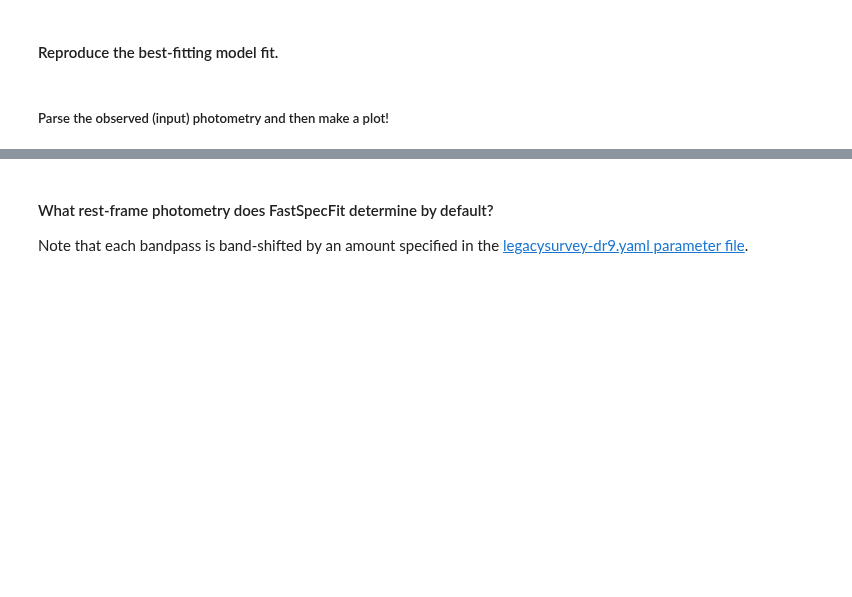
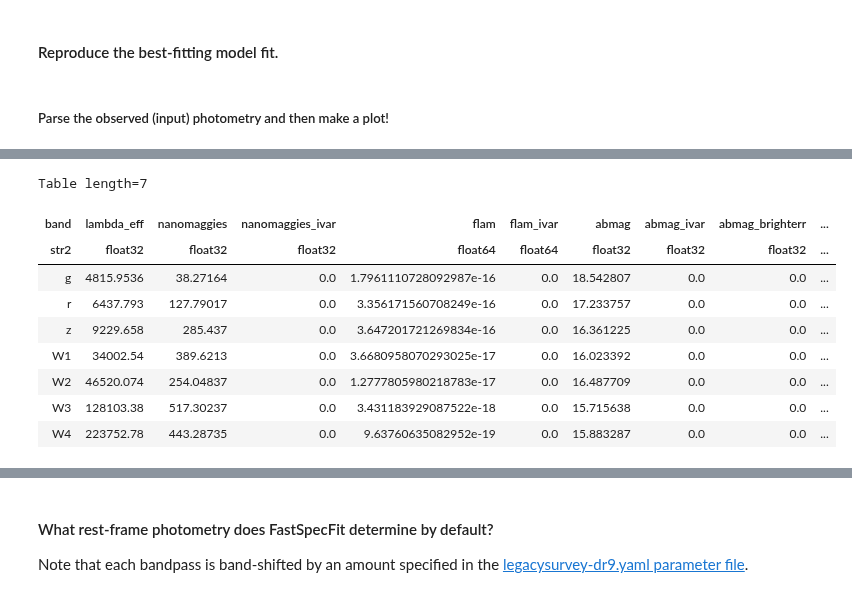
Before and after one commit to desihub/fastspecfit, a Jupyter notebook: doc/nb/tutorial-kcorrections.ipynb, the cells around one changed output, grey strips where cells are left out. Saved outputs shown, nothing was run; the diff lists cells and outputs as text; code cells hidden in the pictures; blank space fills up the shorter version.

```diff
--- a/doc/nb/tutorial-kcorrections.ipynb
+++ b/doc/nb/tutorial-kcorrections.ipynb
@@ -195,3 +183,19 @@ Table length=7
+# %%
+nanomaggies_model = np.array([specphot['FLUX_SYNTH_PHOTMODEL_{}'.format(band.upper())] for band in photo.bands]).flatten()
+sedphot = photo.parse_photometry(photo.bands, nanomaggies_model, filters.effective_wavelengths.value,
+                                 nanomaggies=True, get_abmag=True)
+sedphot
+# %% [output]
+Table length=7
+| band | lambda_eff | nanomaggies | nanomaggies_ivar | flam | flam_ivar | abmag | abmag_ivar | abmag_brighterr | ... |
+| str2 | float32 | float32 | float32 | float64 | float64 | float32 | float32 | float32 | ... |
+| g | 4815.9536 | 38.27164 | 0.0 | 1.7961110728092987e-16 | 0.0 | 18.542807 | 0.0 | 0.0 | ... |
+| r | 6437.793 | 127.79017 | 0.0 | 3.356171560708249e-16 | 0.0 | 17.233757 | 0.0 | 0.0 | ... |
+| z | 9229.658 | 285.437 | 0.0 | 3.647201721269834e-16 | 0.0 | 16.361225 | 0.0 | 0.0 | ... |
+| W1 | 34002.54 | 389.6213 | 0.0 | 3.6680958070293025e-17 | 0.0 | 16.023392 | 0.0 | 0.0 | ... |
+| W2 | 46520.074 | 254.04837 | 0.0 | 1.2777805980218783e-17 | 0.0 | 16.487709 | 0.0 | 0.0 | ... |
+| W3 | 128103.38 | 517.30237 | 0.0 | 3.431183929087522e-18 | 0.0 | 15.715638 | 0.0 | 0.0 | ... |
+| W4 | 223752.78 | 443.28735 | 0.0 | 9.63760635082952e-19 | 0.0 | 15.883287 | 0.0 | 0.0 | ... |
 # %%
 fig, ax = plt.subplots()
 ax.plot(sedwave / 1e4, sedmodel_abmag)
```
Also changed, not shown: parts of 19 cells of this notebook.
